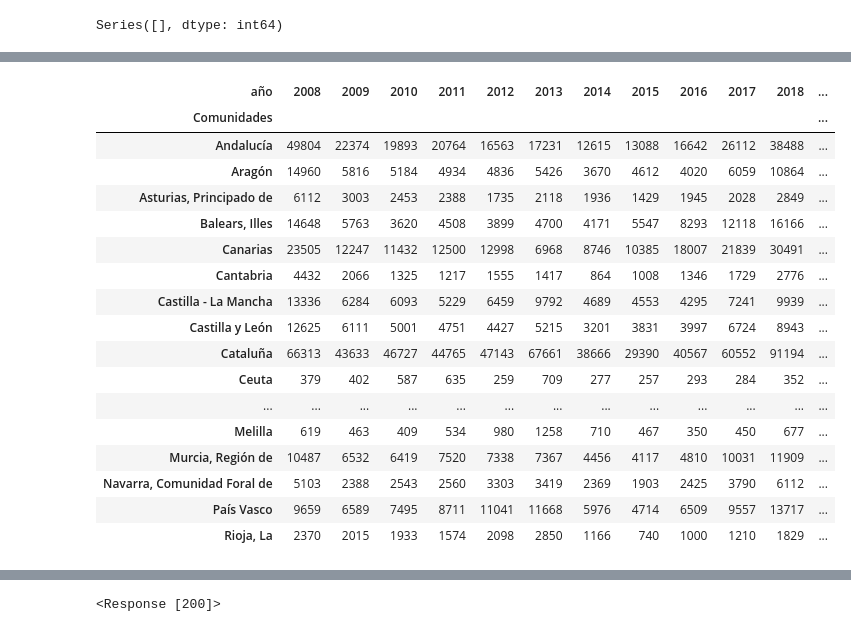
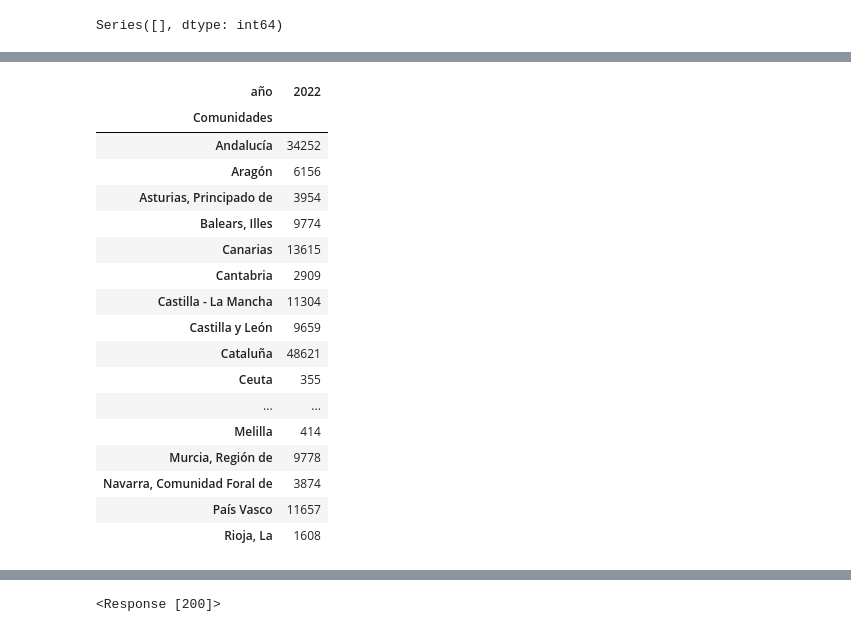
Before and after one commit to monicaclaros/ETL_P4, a Jupyter notebook: principal.ipynb, the cells around one changed output, grey strips where cells are left out. Saved outputs shown, nothing was run; the diff lists cells and outputs as text; code cells hidden in the pictures.

```diff
--- a/principal.ipynb
+++ b/principal.ipynb
@@ -130,0 +155,4 @@ migration.head()
+# %%
+#seleccionar el año 2022 (la última columna)
+df_2022 = migration[migration["año"] == "2022"]
+df_2022.info()
@@ -131,23 +177,23 @@ migration.head()
 # %%
 #Tabla agrupada por comunidades autónomas y año
-pivot_ccaa = pd.pivot_table(migration, values='Total', index='Comunidades', columns='año', aggfunc='sum')
+pivot_ccaa = pd.pivot_table(df_2022, values='Total', index='Comunidades', columns='año', aggfunc='sum')
 pivot_ccaa
 # %% [output]
-| año | 2008 | 2009 | 2010 | 2011 | 2012 | 2013 | 2014 | 2015 | 2016 | 2017 | 2018 | ... |
-| Comunidades |  |  |  |  |  |  |  |  |  |  |  | ... |
-| Andalucía | 49804 | 22374 | 19893 | 20764 | 16563 | 17231 | 12615 | 13088 | 16642 | 26112 | 38488 | ... |
-| Aragón | 14960 | 5816 | 5184 | 4934 | 4836 | 5426 | 3670 | 4612 | 4020 | 6059 | 10864 | ... |
-| Asturias, Principado de | 6112 | 3003 | 2453 | 2388 | 1735 | 2118 | 1936 | 1429 | 1945 | 2028 | 2849 | ... |
-| Balears, Illes | 14648 | 5763 | 3620 | 4508 | 3899 | 4700 | 4171 | 5547 | 8293 | 12118 | 16166 | ... |
-| Canarias | 23505 | 12247 | 11432 | 12500 | 12998 | 6968 | 8746 | 10385 | 18007 | 21839 | 30491 | ... |
-| Cantabria | 4432 | 2066 | 1325 | 1217 | 1555 | 1417 | 864 | 1008 | 1346 | 1729 | 2776 | ... |
-| Castilla - La Mancha | 13336 | 6284 | 6093 | 5229 | 6459 | 9792 | 4689 | 4553 | 4295 | 7241 | 9939 | ... |
-| Castilla y León | 12625 | 6111 | 5001 | 4751 | 4427 | 5215 | 3201 | 3831 | 3997 | 6724 | 8943 | ... |
-| Cataluña | 66313 | 43633 | 46727 | 44765 | 47143 | 67661 | 38666 | 29390 | 40567 | 60552 | 91194 | ... |
-| Ceuta | 379 | 402 | 587 | 635 | 259 | 709 | 277 | 257 | 293 | 284 | 352 | ... |
-| ... | ... | ... | ... | ... | ... | ... | ... | ... | ... | ... | ... | ... |
-| Melilla | 619 | 463 | 409 | 534 | 980 | 1258 | 710 | 467 | 350 | 450 | 677 | ... |
-| Murcia, Región de | 10487 | 6532 | 6419 | 7520 | 7338 | 7367 | 4456 | 4117 | 4810 | 10031 | 11909 | ... |
-| Navarra, Comunidad Foral de | 5103 | 2388 | 2543 | 2560 | 3303 | 3419 | 2369 | 1903 | 2425 | 3790 | 6112 | ... |
-| País Vasco | 9659 | 6589 | 7495 | 8711 | 11041 | 11668 | 5976 | 4714 | 6509 | 9557 | 13717 | ... |
-| Rioja, La | 2370 | 2015 | 1933 | 1574 | 2098 | 2850 | 1166 | 740 | 1000 | 1210 | 1829 | ... |
+| año | 2022 |
+| Comunidades |  |
+| Andalucía | 34252 |
+| Aragón | 6156 |
+| Asturias, Principado de | 3954 |
+| Balears, Illes | 9774 |
+| Canarias | 13615 |
+| Cantabria | 2909 |
+| Castilla - La Mancha | 11304 |
+| Castilla y León | 9659 |
+| Cataluña | 48621 |
+| Ceuta | 355 |
+| ... | ... |
+| Melilla | 414 |
+| Murcia, Región de | 9778 |
+| Navarra, Comunidad Foral de | 3874 |
+| País Vasco | 11657 |
+| Rioja, La | 1608 |
```
Also changed, not shown: parts of 35 cells of this notebook, 1 other file.
